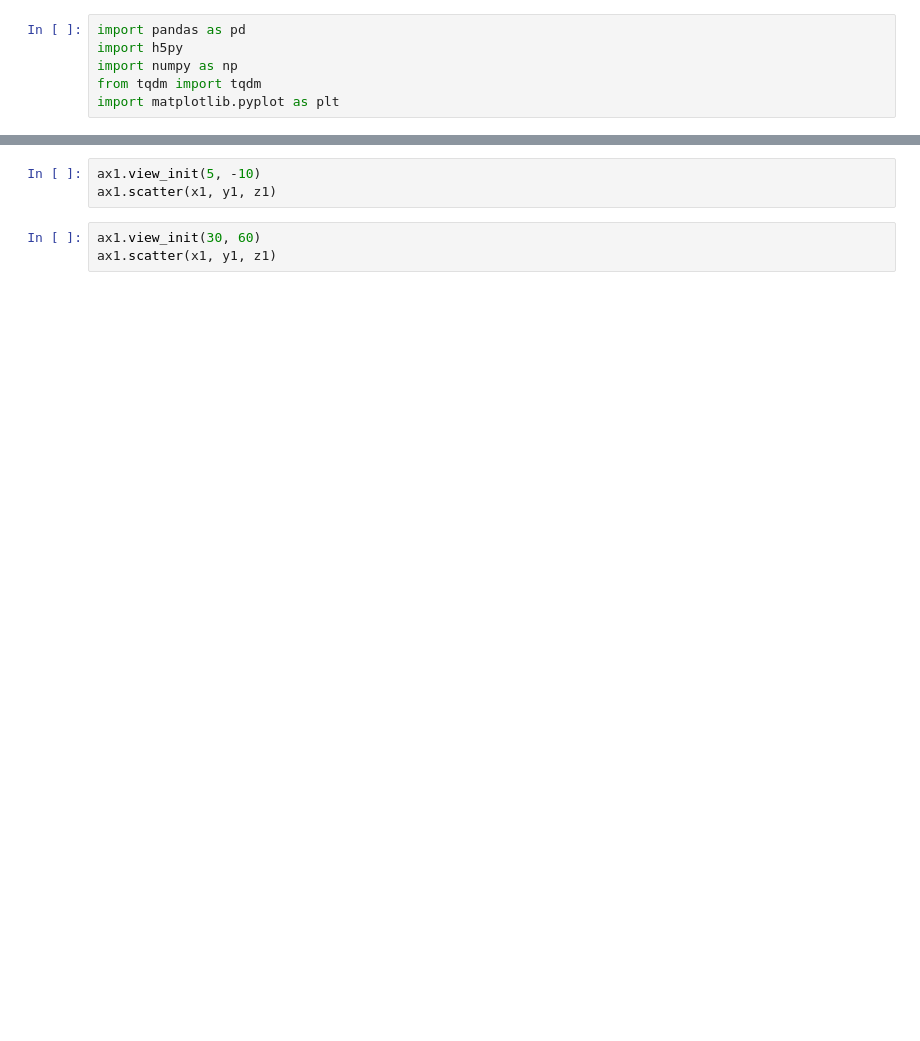
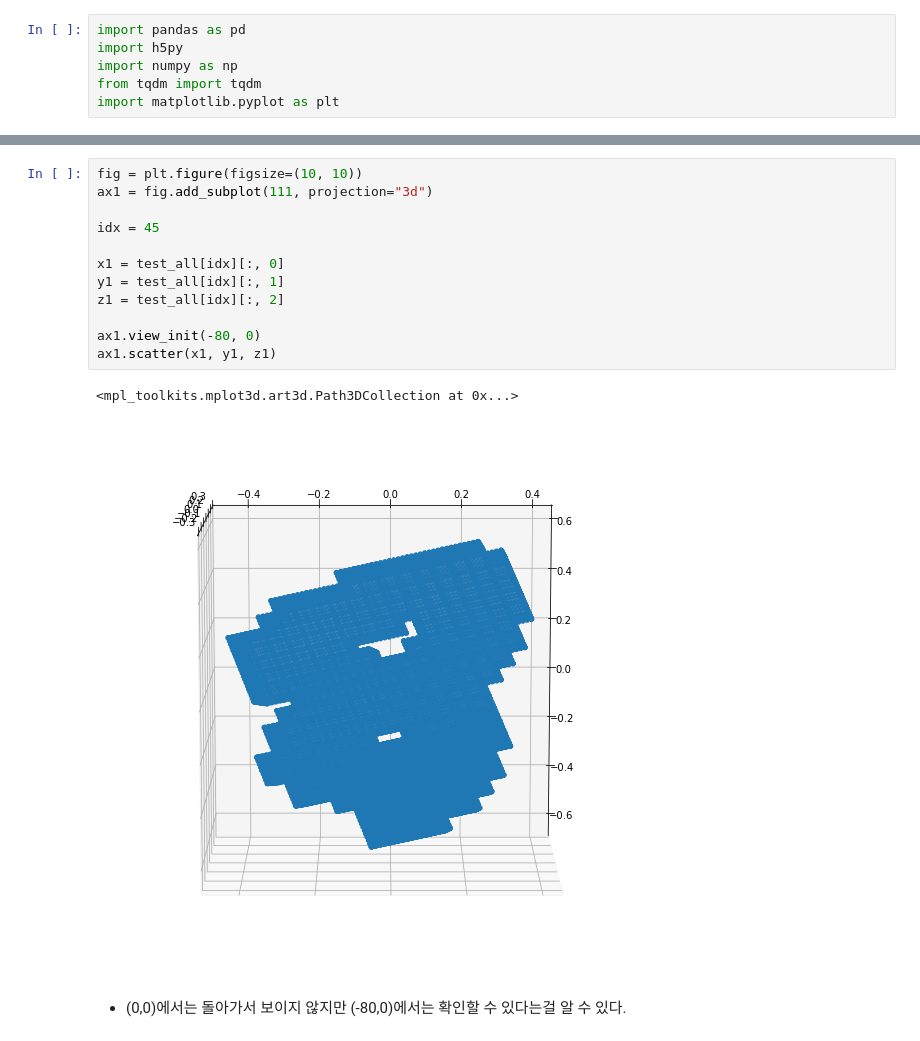
Before and after one commit to deep-dive-in-python/main, a Jupyter notebook: week05-2/KS_visualization.ipynb, the cells around one changed output, grey strips where cells are left out. Saved outputs shown, nothing was run; the diff lists cells and outputs as text; blank space fills up the shorter version.

```diff
--- a/week05-2/KS_visualization.ipynb
+++ b/week05-2/KS_visualization.ipynb
@@ -61,6 +75,17 @@ ax1.scatter(x1, y1, z1)
 # %%
-ax1.view_init(5, -10)
+fig = plt.figure(figsize=(10, 10))
+ax1 = fig.add_subplot(111, projection="3d")
+
+idx = 45
+
+x1 = test_all[idx][:, 0]
+y1 = test_all[idx][:, 1]
+z1 = test_all[idx][:, 2]
+
+ax1.view_init(-80, 0)
 ax1.scatter(x1, y1, z1)
+# %% [output]
+<mpl_toolkits.mplot3d.art3d.Path3DCollection at 0x...>
+[figure, added]
-# %%
-ax1.view_init(30, 60)
-ax1.scatter(x1, y1, z1)
+# %% [markdown]
+- (0,0)에서는 돌아가서 보이지 않지만 (-80,0)에서는 확인할 수 있다는걸 알 수 있다.
```
Also changed, not shown: parts of 5 cells of this notebook.
